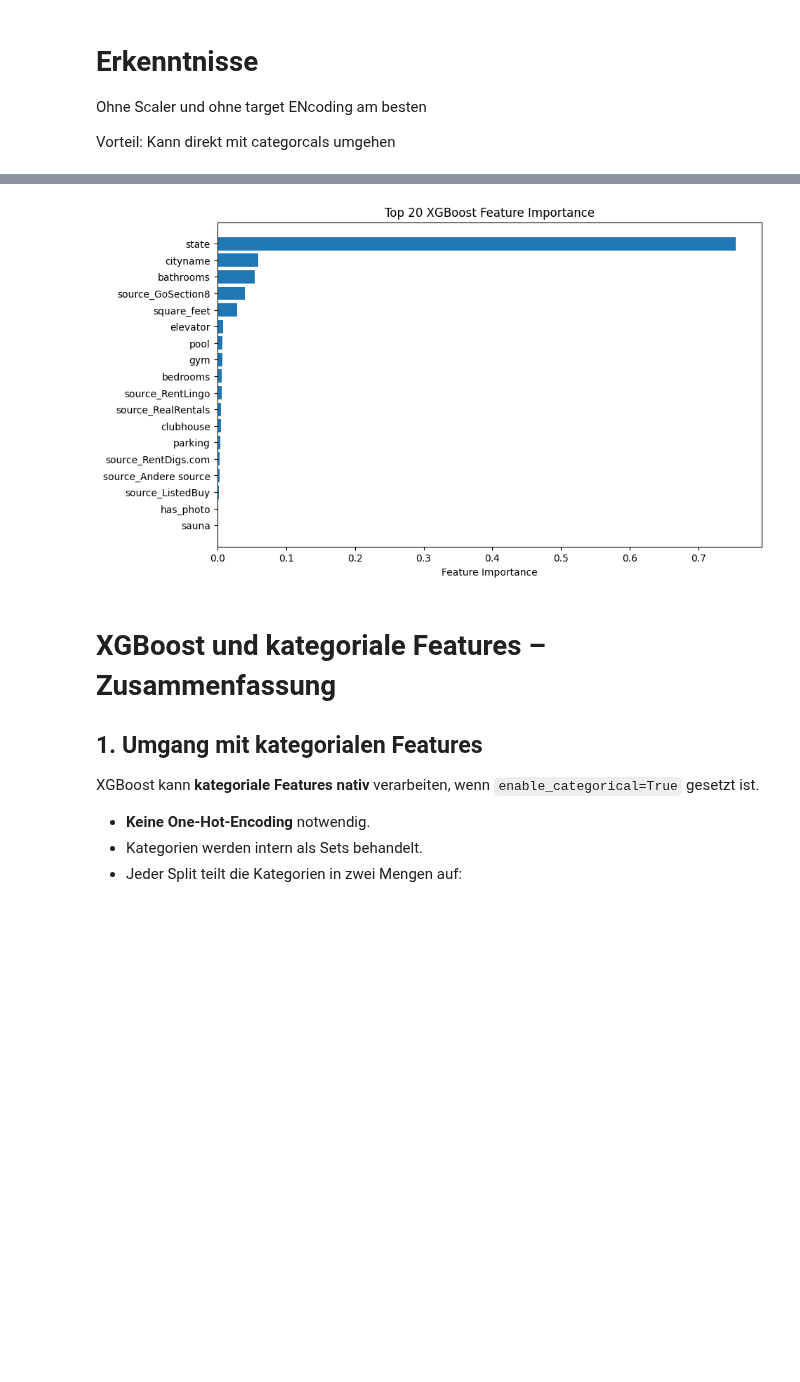
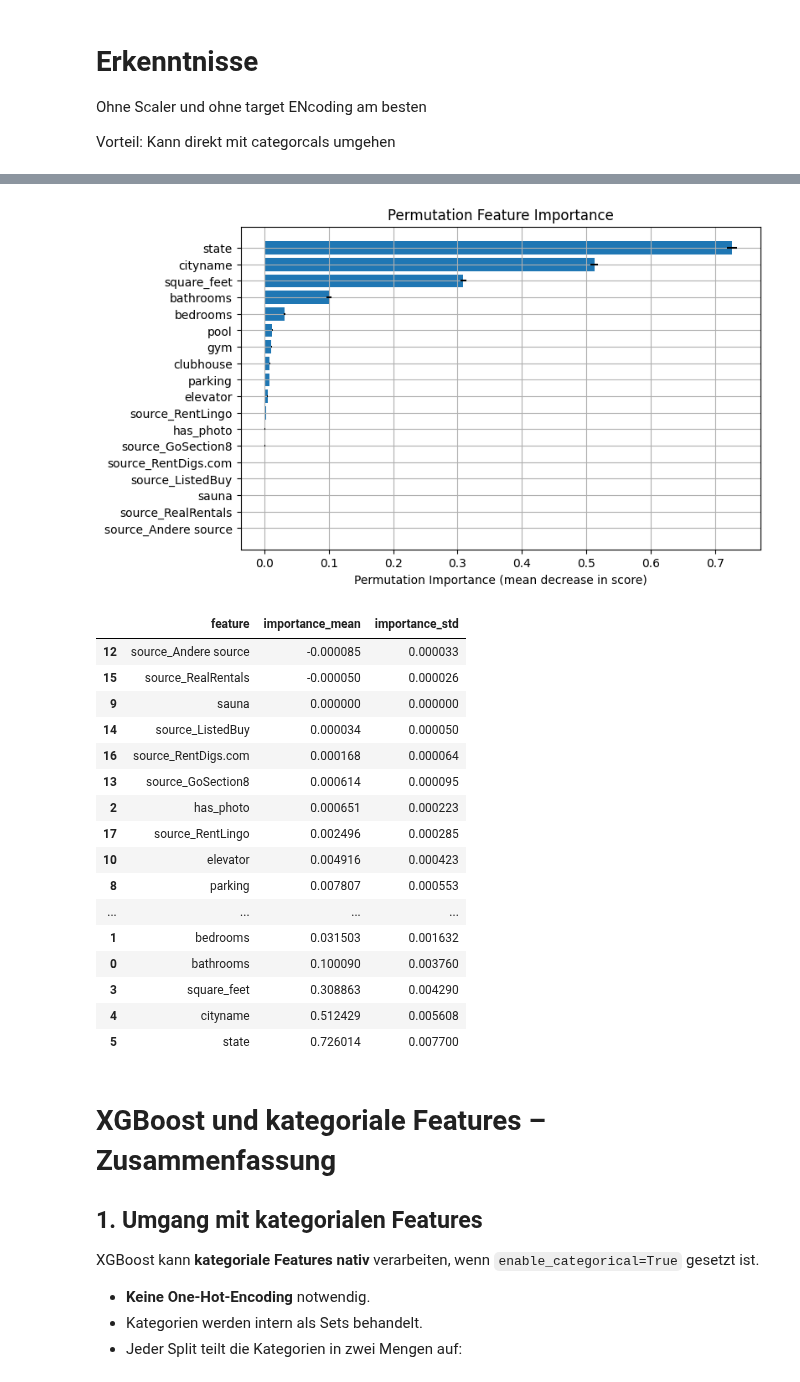
Before and after one commit to FelixFritz02/DataProject-WS-25-26, a Jupyter notebook: gradientboosting.ipynb, the cells around one changed output, grey strips where cells are left out. Cells and saved outputs as stored; diff of their text form; code cells hidden in the pictures; blank space fills up the shorter version.

```diff
--- a/gradientboosting.ipynb
+++ b/gradientboosting.ipynb
@@ -153,27 +240,25 @@ plt.show()
-# %%
-import numpy as np
-import matplotlib.pyplot as plt
-
-# Feature Importances
-importances = xgb_final_model.feature_importances_
-
-# Sortiere Indizes nach Wichtigkeit absteigend
-indices = np.argsort(importances)[::-1]
-
-# Nur die Top 20
-top_n = 20
-top_indices = indices[:top_n]
-top_features = [X.columns[i] for i in top_indices]
-top_importances = importances[top_indices]
-
-# Barplot
-plt.figure(figsize=(10,6))
-plt.barh(top_features[::-1], top_importances[::-1])  # umgekehrt für höchste oben
-plt.xlabel("Feature Importance")
-plt.title("Top 20 XGBoost Feature Importance")
-plt.show()
-# %% [output]
-[figure, removed]
+# %%
+from permutation_importance_ import permutation_importance_analysis
+permutation_importance_analysis(xgb_final_model, X_val, y_val, show_plot=True, save_as_pkl=True, file_name="XGBoost")
+# %% [output]
+[figure, added]
+|  | feature | importance_mean | importance_std |
+| 12 | source_Andere source | -0.000085 | 0.000033 |
+| 15 | source_RealRentals | -0.000050 | 0.000026 |
+| 9 | sauna | 0.000000 | 0.000000 |
+| 14 | source_ListedBuy | 0.000034 | 0.000050 |
+| 16 | source_RentDigs.com | 0.000168 | 0.000064 |
+| 13 | source_GoSection8 | 0.000614 | 0.000095 |
+| 2 | has_photo | 0.000651 | 0.000223 |
+| 17 | source_RentLingo | 0.002496 | 0.000285 |
+| 10 | elevator | 0.004916 | 0.000423 |
+| 8 | parking | 0.007807 | 0.000553 |
+| ... | ... | ... | ... |
+| 1 | bedrooms | 0.031503 | 0.001632 |
+| 0 | bathrooms | 0.100090 | 0.003760 |
+| 3 | square_feet | 0.308863 | 0.004290 |
+| 4 | cityname | 0.512429 | 0.005608 |
+| 5 | state | 0.726014 | 0.007700 |
 # %% [markdown]
 # XGBoost und kategoriale Features – Zusammenfassung
 
```
Also changed, not shown: parts of 8 cells of this notebook, 8 other files.
